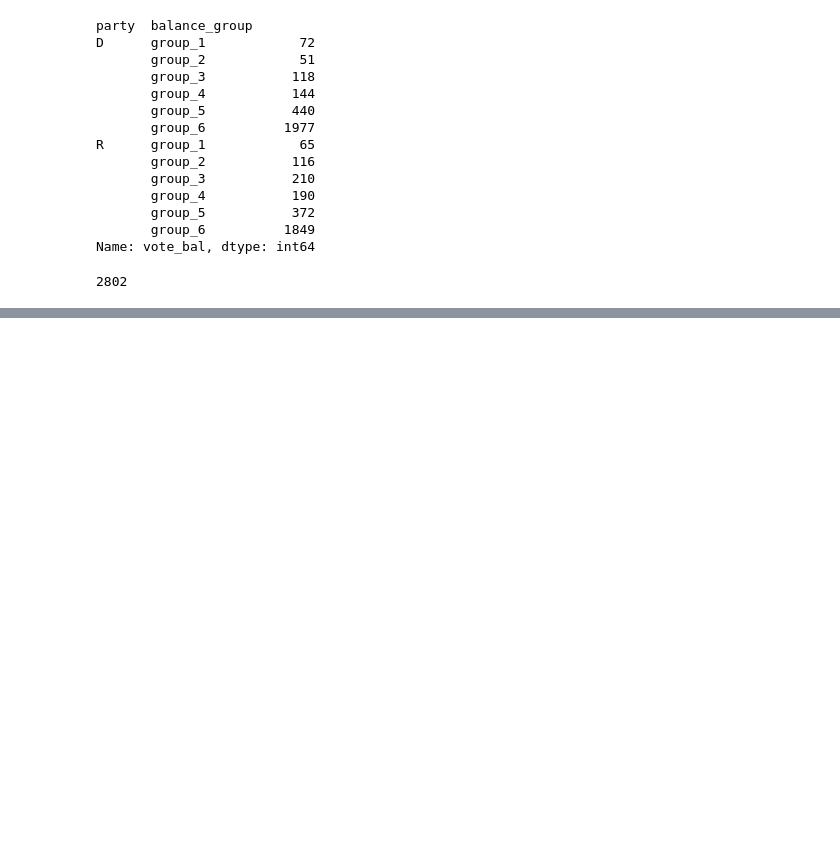
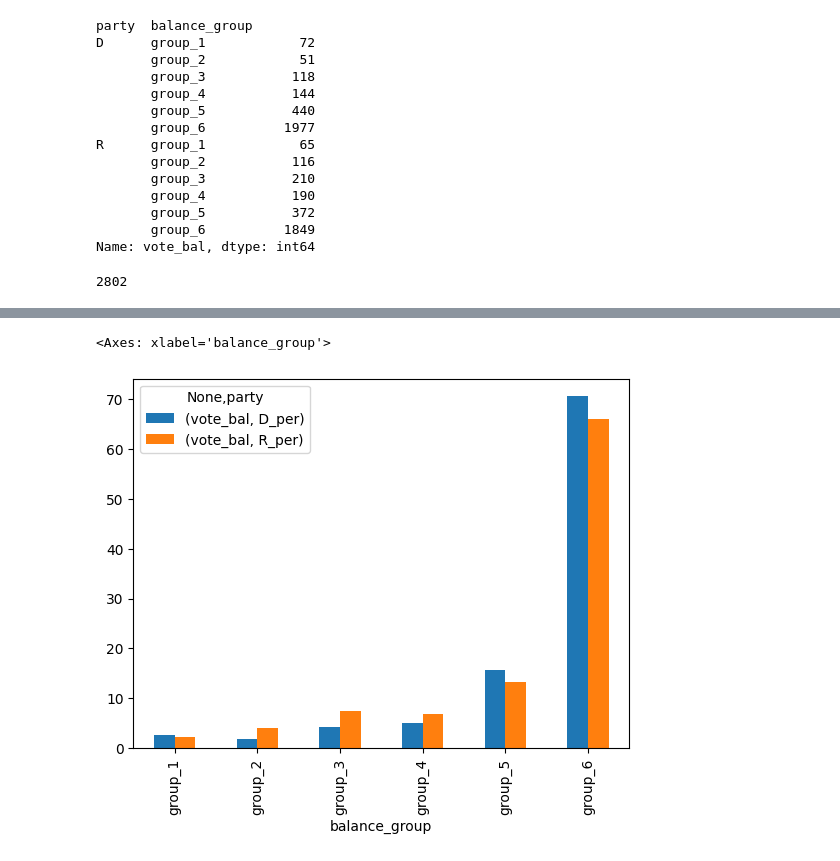
Before and after one commit to sledhead/simple_python, a Jupyter notebook: webpage_scrapv2.ipynb, the cells around one changed output, grey strips where cells are left out. Cells and saved outputs as stored; diff of their text form; code cells hidden in the pictures; blank space fills up the shorter version.

Commit message:
pivot table code

```diff
--- a/webpage_scrapv2.ipynb
+++ b/webpage_scrapv2.ipynb
@@ -918,0 +935,3 @@ Name: vote_bal, dtype: int64
+# %%
+cool_pivot = balance_df.pivot_table(index='balance_group',columns='party',aggfunc={'vote_bal':'count'})
+display(cool_pivot)
@@ -918,0 +979,3 @@ Name: vote_bal, dtype: int64
+# %%
+strip_cool_pivot = cool_pivot[[('vote_bal','D_per'),('vote_bal','R_per')]]
+display(strip_cool_pivot)
@@ -918,0 +992,5 @@ Name: vote_bal, dtype: int64
+# %%
+strip_cool_pivot.plot(kind='bar')
+# %% [output]
+<Axes: xlabel='balance_group'>
+[figure, added]
```
Also changed, not shown: parts of 5 cells of this notebook.
